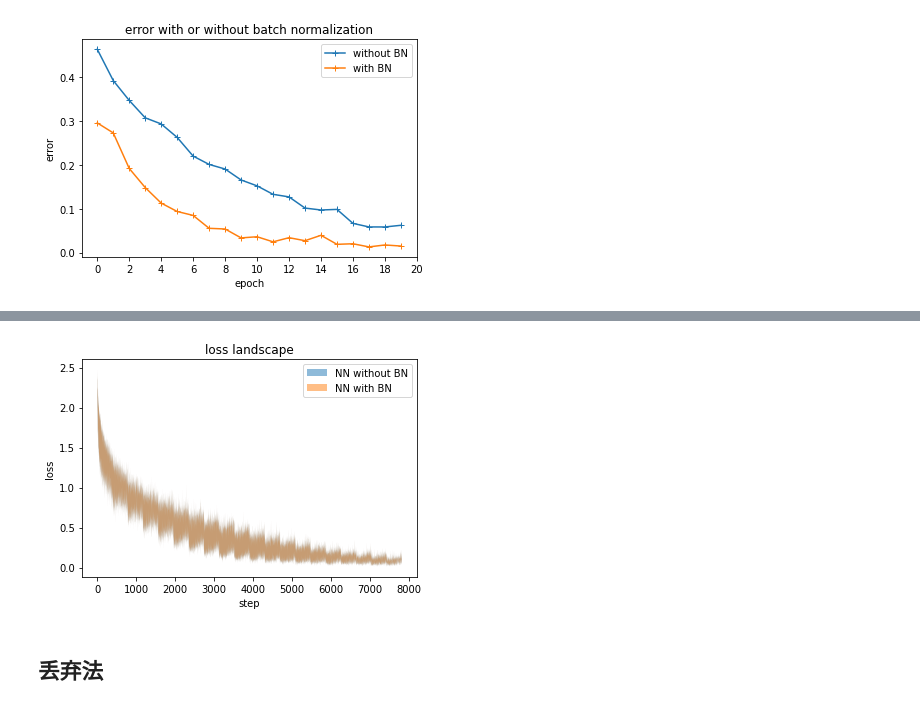
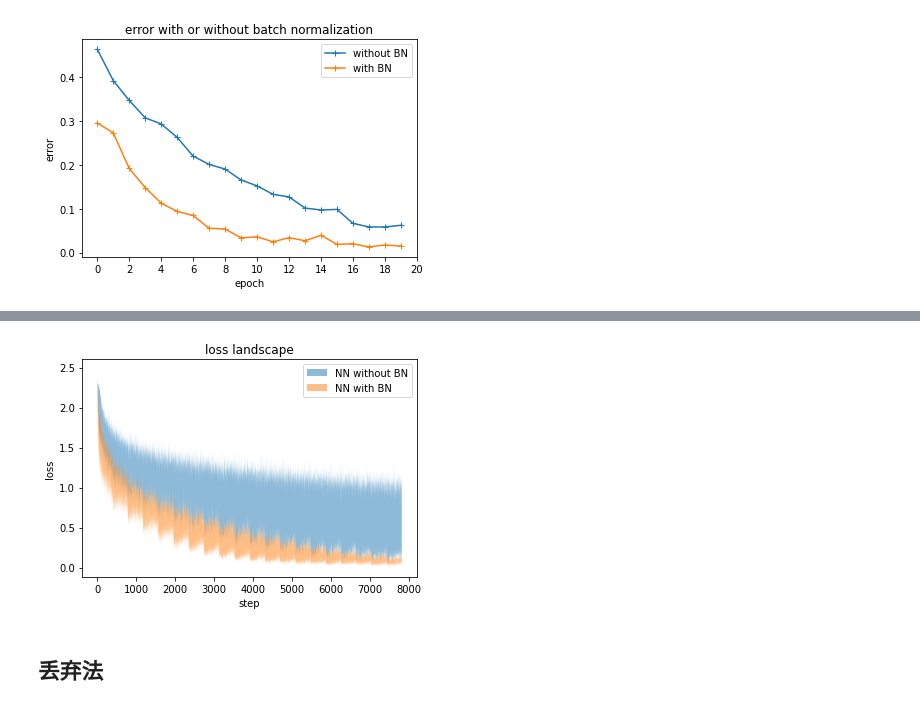
Before and after one commit to quniLcs/nndl, a Jupyter notebook: Project 2/Code/main.ipynb, the cells around one changed output, grey strips where cells are left out. Drawn from its saved outputs; the diff is of its cells as text; code cells hidden in the pictures.

```diff
--- a/Project 2/Code/main.ipynb
+++ b/Project 2/Code/main.ipynb
@@ -274,7 +275,7 @@ plt.show()
 weight_decay = (0.05, 0.01, 0.005, 0.0005, 5e-05, 5e-06)
 train_errors_regularize = [[], [], [], [], [], []]
 test_errors_regularize = [[], [], [], [], [], []]
-for ind in (5,):
+for ind in range(6):
     model = NN()
     optimizer = torch.optim.Adam(model.parameters(), lr = 0.001, weight_decay = weight_decay[ind])
     criterion = nn.MultiMarginLoss()
@@ -670,23 +671,23 @@ for ind in range(4):
 
     losses_BN.append(torch.load(losses_file))
 # %%
-min_curve, max_curve = loss_landscape(losses_original[0:3])
-plt.fill_between(range(len(min_curve)), y1 = min_curve, y2 = max_curve, alpha = 0.5)
+min_curve, max_curve = loss_landscape(losses_original)
+plt.fill_between(range(len(min_curve)), min_curve, max_curve, alpha = 0.5)
 
-min_curve, max_curve = loss_landscape(losses_BN[0:3])
-plt.fill_between(range(len(min_curve)), y1 = min_curve, y2 = max_curve, alpha = 0.5)
+min_curve, max_curve = loss_landscape(losses_BN)
+plt.fill_between(range(len(min_curve)), min_curve, max_curve, alpha = 0.5)
 
 plt.legend(['NN without BN', 'NN with BN'])
 plt.xlabel('step')
 plt.ylabel('loss')
 plt.title('loss landscape')
 
 fig_file = os.path.join(root, 'figure.png')
 plt.savefig(fig_file)
 
 plt.show()
 # %% [output]
-[figure, old version]
+[figure, new version]
 # %% [markdown]
 ## 丢弃法
 # %%
```
Also changed, not shown: parts of 4 cells of this notebook.
